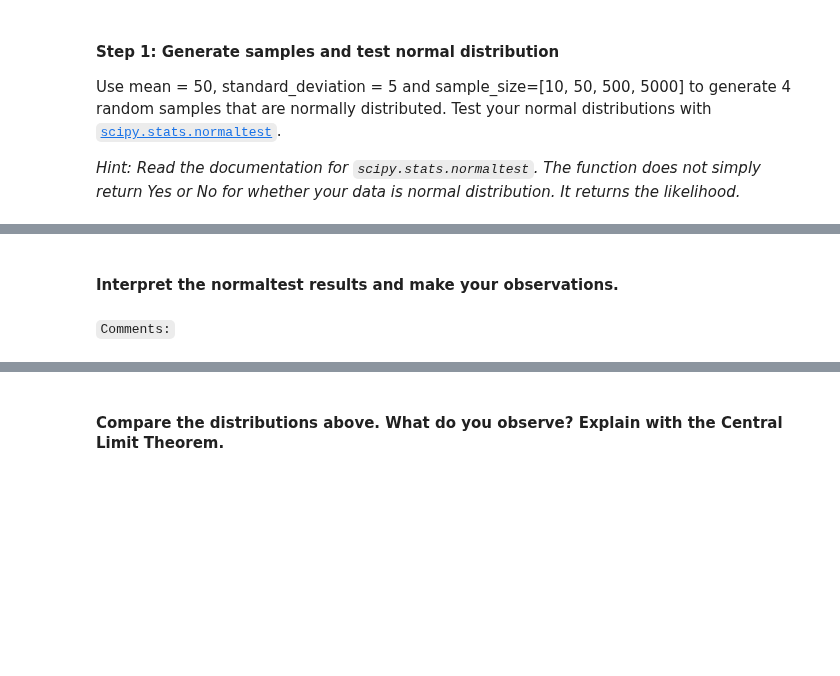
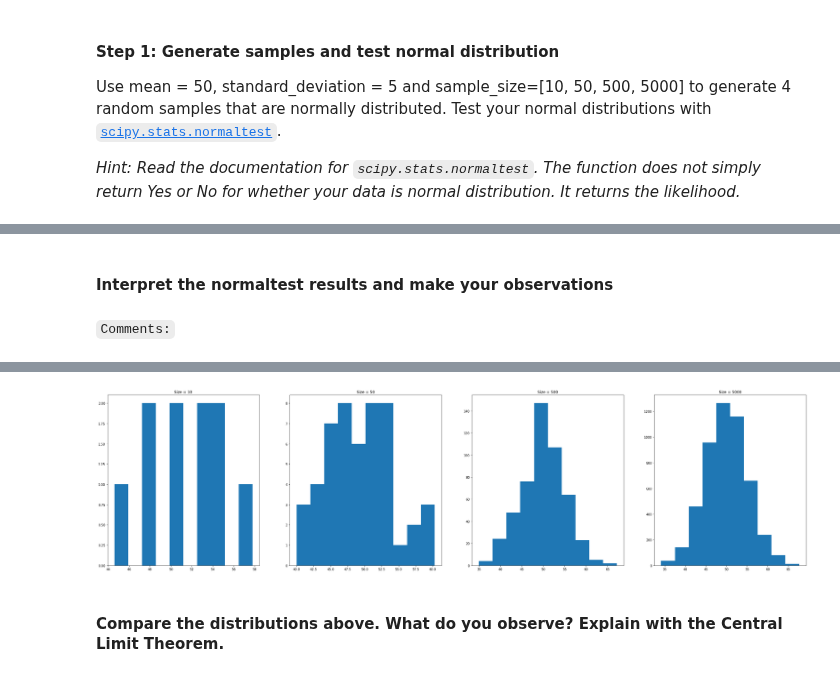
Before and after one commit to ta-datapt-bcn/lab-cont-probability-distribution, a Jupyter notebook: your_code/bonus.ipynb, the cells around one changed output, grey strips where cells are left out. Drawn from its saved outputs; the diff is of its cells as text; code cells hidden in the pictures; blank space fills up the shorter version.

```diff
--- a/your_code/bonus.ipynb
+++ b/your_code/bonus.ipynb
@@ -37,2 +37,2 @@ tests
 # %% [markdown]
-#### Interpret the normaltest results and make your observations.
+#### Interpret the normaltest results and make your observations
@@ -59,3 +54,21 @@ Use matplotlib subplots to plot a histogram of each sample.
+# %%
+# Create figure and axes
+
+fig, ax = plt.subplots(1,4, figsize=(40,10))
+
+# Plot each histogram
+
+_ = ax[0].hist(dists[0], bins=10)
+_ = ax[1].hist(dists[1], bins=10)
+_ = ax[2].hist(dists[2], bins=10)
+_ = ax[3].hist(dists[3], bins=10)
+
+_ = ax[0].set_title('Size = 10')
+_ = ax[1].set_title('Size = 50')
+_ = ax[2].set_title('Size = 500')
+_ = ax[3].set_title('Size = 5000')
+# %% [output]
+[figure, added]
 # %% [markdown]
 #### Compare the distributions above. What do you observe? Explain with the Central Limit Theorem.
 # %% [markdown]
```
Also changed, not shown: parts of 31 cells of this notebook, 2 other files.
